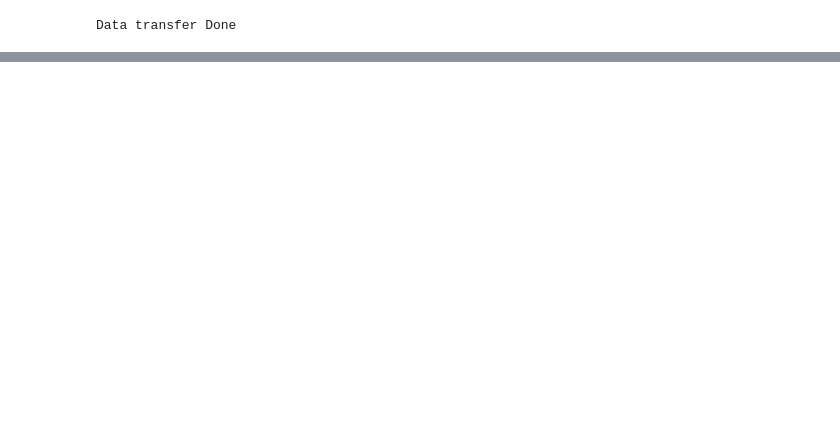
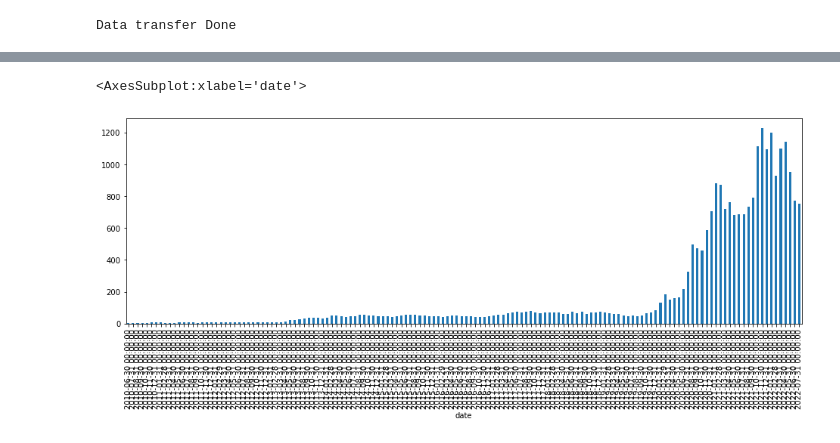
Before and after one commit to VanAntworth/To-The-Moon, a Jupyter notebook: Segment2_Delivery/Machine_Learning/Arima_ML.ipynb, the cells around one changed output, grey strips where cells are left out. Saved outputs shown, nothing was run; the diff lists cells and outputs as text; code cells hidden in the pictures; blank space fills up the shorter version.

```diff
--- a/Segment2_Delivery/Machine_Learning/Arima_ML.ipynb
+++ b/Segment2_Delivery/Machine_Learning/Arima_ML.ipynb
@@ -56,0 +117,7 @@ df_dbSentimentData
+# %%
+#Resampling to display monthly data
+df_resampled = df_dbFinanceData['adjustedClose'].resample(rule='M')
+df_resampled.max().plot(kind='bar',figsize=(16,5))
+# %% [output]
+<AxesSubplot:xlabel='date'>
+[figure, added]
```
Also changed, not shown: parts of 72 cells of this notebook, 1 other file.
